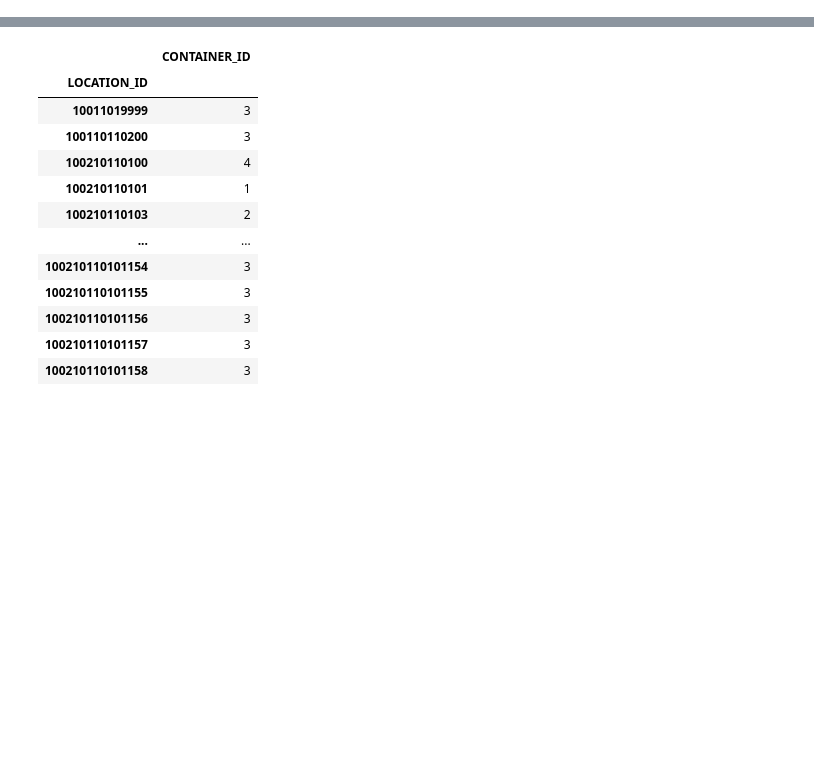
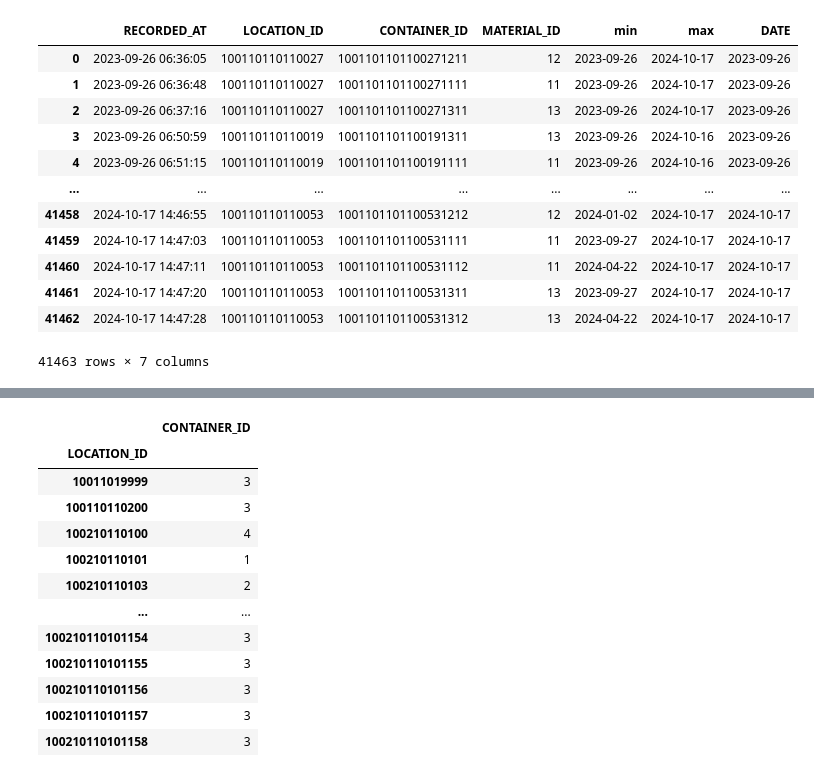
Before and after one commit to acul021/glas-o-mat, a Jupyter notebook: notebooks/counter_count_playground.ipynb, the cells around one changed output, grey strips where cells are left out. Saved outputs shown, nothing was run; the diff lists cells and outputs as text; code cells hidden in the pictures; blank space fills up the shorter version.

```diff
--- a/notebooks/counter_count_playground.ipynb
+++ b/notebooks/counter_count_playground.ipynb
@@ -25,0 +26,22 @@ data.activities
+# %%
+df = data.activities[['RECORDED_AT', 'LOCATION_ID', 'CONTAINER_ID', 'MATERIAL_ID']]
+lastActivity = df.groupby('CONTAINER_ID')['RECORDED_AT'].agg(['min', 'max'])
+df = df.merge(lastActivity, on='CONTAINER_ID')
+df['DATE'] = df['RECORDED_AT'].dt.date
+df['min'] = df['min'].dt.date
+df['max'] = df['max'].dt.date
+df
+# %% [output]
+|  | RECORDED_AT | LOCATION_ID | CONTAINER_ID | MATERIAL_ID | min | max | DATE |
+| 0 | 2023-09-26 06:36:05 | 100110110110027 | 1001101101100271211 | 12 | 2023-09-26 | 2024-10-17 | 2023-09-26 |
+| 1 | 2023-09-26 06:36:48 | 100110110110027 | 1001101101100271111 | 11 | 2023-09-26 | 2024-10-17 | 2023-09-26 |
+| 2 | 2023-09-26 06:37:16 | 100110110110027 | 1001101101100271311 | 13 | 2023-09-26 | 2024-10-17 | 2023-09-26 |
+| 3 | 2023-09-26 06:50:59 | 100110110110019 | 1001101101100191311 | 13 | 2023-09-26 | 2024-10-16 | 2023-09-26 |
+| 4 | 2023-09-26 06:51:15 | 100110110110019 | 1001101101100191111 | 11 | 2023-09-26 | 2024-10-16 | 2023-09-26 |
+| ... | ... | ... | ... | ... | ... | ... | ... |
+| 41458 | 2024-10-17 14:46:55 | 100110110110053 | 1001101101100531212 | 12 | 2024-01-02 | 2024-10-17 | 2024-10-17 |
+| 41459 | 2024-10-17 14:47:03 | 100110110110053 | 1001101101100531111 | 11 | 2023-09-27 | 2024-10-17 | 2024-10-17 |
+| 41460 | 2024-10-17 14:47:11 | 100110110110053 | 1001101101100531112 | 11 | 2024-04-22 | 2024-10-17 | 2024-10-17 |
+| 41461 | 2024-10-17 14:47:20 | 100110110110053 | 1001101101100531311 | 13 | 2023-09-27 | 2024-10-17 | 2024-10-17 |
+| 41462 | 2024-10-17 14:47:28 | 100110110110053 | 1001101101100531312 | 13 | 2024-04-22 | 2024-10-17 | 2024-10-17 |
+41463 rows × 7 columns
```
Also changed, not shown: parts of 9 cells of this notebook.
